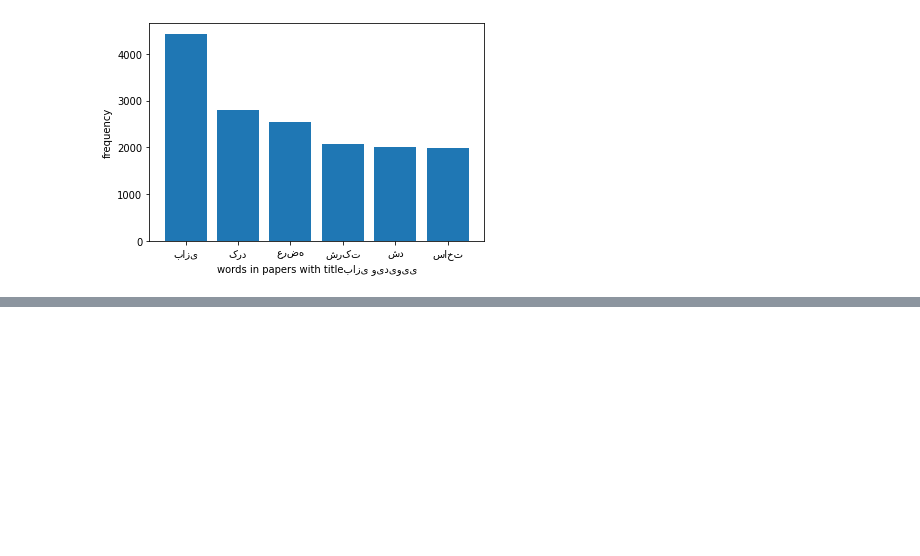
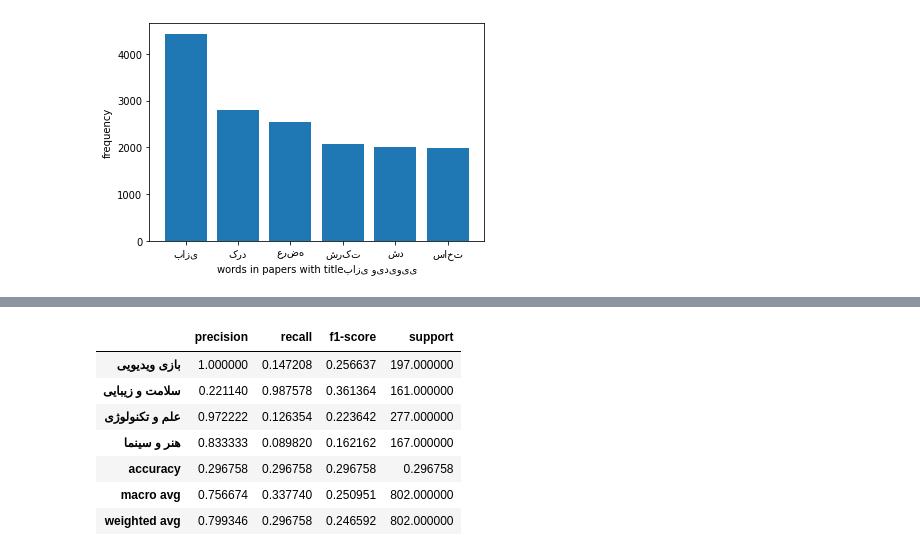
Before and after one commit to Moein-Karami/Artificial_Intelegent, a Jupyter notebook: CA3_Naive-Bayes-Classifier/Codes.ipynb, the cells around one changed output, grey strips where cells are left out. Saved outputs shown, nothing was run; the diff lists cells and outputs as text; code cells hidden in the pictures; blank space fills up the shorter version.

```diff
--- a/CA3_Naive-Bayes-Classifier/Codes.ipynb
+++ b/CA3_Naive-Bayes-Classifier/Codes.ipynb
@@ -236,6 +235,9 @@ def fix_titles(self, data):
     self.titles = dict()
     self.papers = len(data)
     for index, row in data.iterrows():
+        if row.isnull().values.any():
+            continue
+
         if row[1] in self.titles:
             self.titles[row[1]] += 1
         else :
@@ -247,10 +249,10 @@ def fix_words(self, data):
 
     self.words_in_title = dict()
     self.total_words_in_title = dict()
-    self.distinct_words_in_title = dict()
+    self.distinct_words = 0
+    seen_word = dict()
     for key, value in self.titles.items():
         self.words_in_title[key] = dict()
-        self.distinct_words_in_title[key] = 0
         self.total_words_in_title[key] = 0
 
     for index, row in data.iterrows():
@@ -262,6 +264,10 @@ def fix_words(self, data):
             self.total_words_in_title[title] += 1
             self.total_words += 1
 
+            if token not in seen_word:
+                self.distinct_words += 1
+                seen_word[token] = True
+
             if token in self.words:
                 self.words[token] += 1
             else:
@@ -271,7 +277,6 @@ def fix_words(self, data):
                 self.words_in_title[title][token] += 1
             else:
                 self.words_in_title[title][token] = 1
-                self.distinct_words_in_title[title] += 1
 
 
 def train(self, data):
@@ -497,0 +722,12 @@ print(len(test))
+# %%
+cr = classification_report(y_true = true_values, y_pred=predicted_titles_without_smoothing, output_dict=True)
+display(pd.DataFrame(data=cr).T)
+# %% [output]
+|  | precision | recall | f1-score | support |
+| بازی ویدیویی | 1.000000 | 0.147208 | 0.256637 | 197.000000 |
+| سلامت و زیبایی | 0.221140 | 0.987578 | 0.361364 | 161.000000 |
+| علم و تکنولوژی | 0.972222 | 0.126354 | 0.223642 | 277.000000 |
+| هنر و سینما | 0.833333 | 0.089820 | 0.162162 | 167.000000 |
+| accuracy | 0.296758 | 0.296758 | 0.296758 | 0.296758 |
+| macro avg | 0.756674 | 0.337740 | 0.250951 | 802.000000 |
+| weighted avg | 0.799346 | 0.296758 | 0.246592 | 802.000000 |
```
Also changed, not shown: parts of 22 cells of this notebook, 2 other files.
